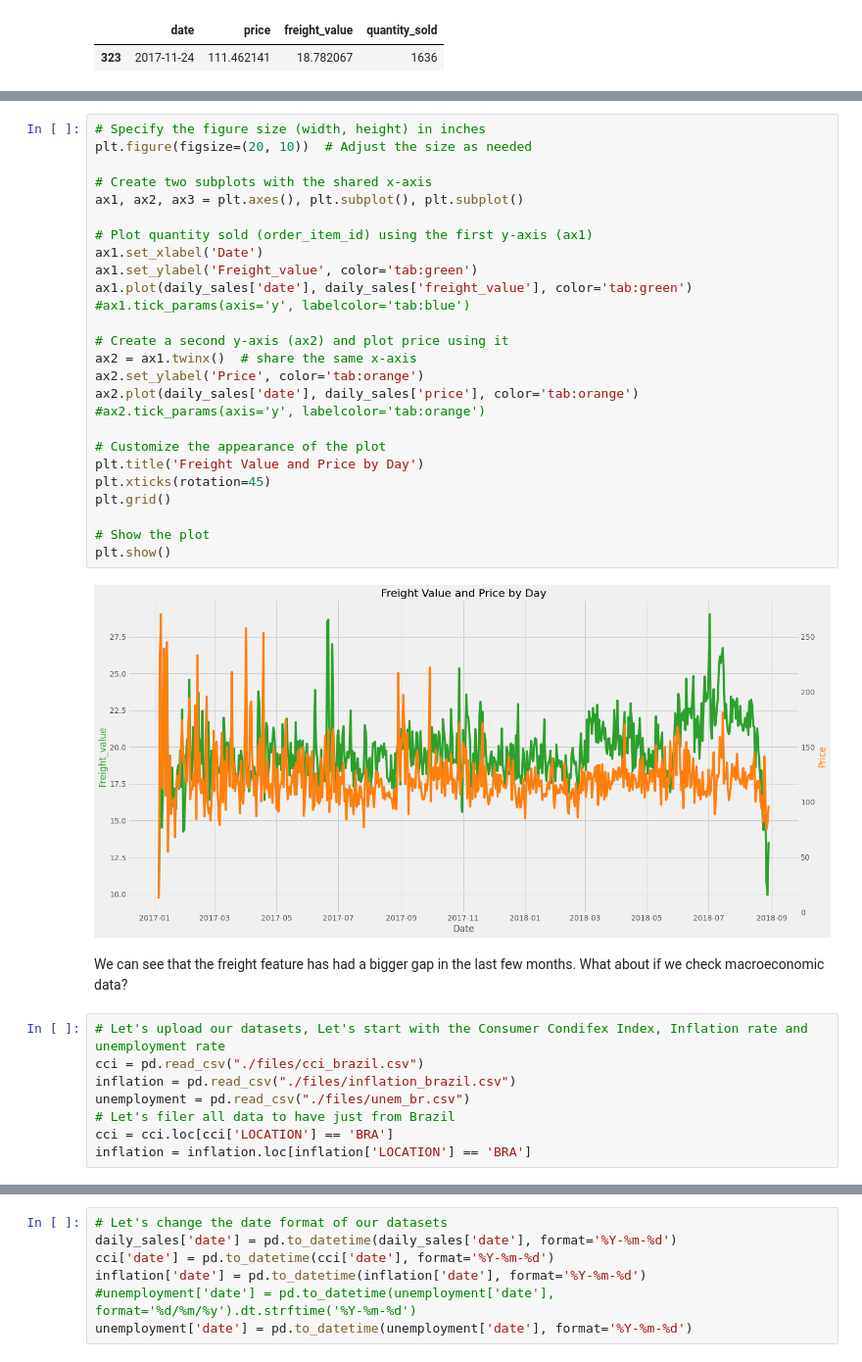
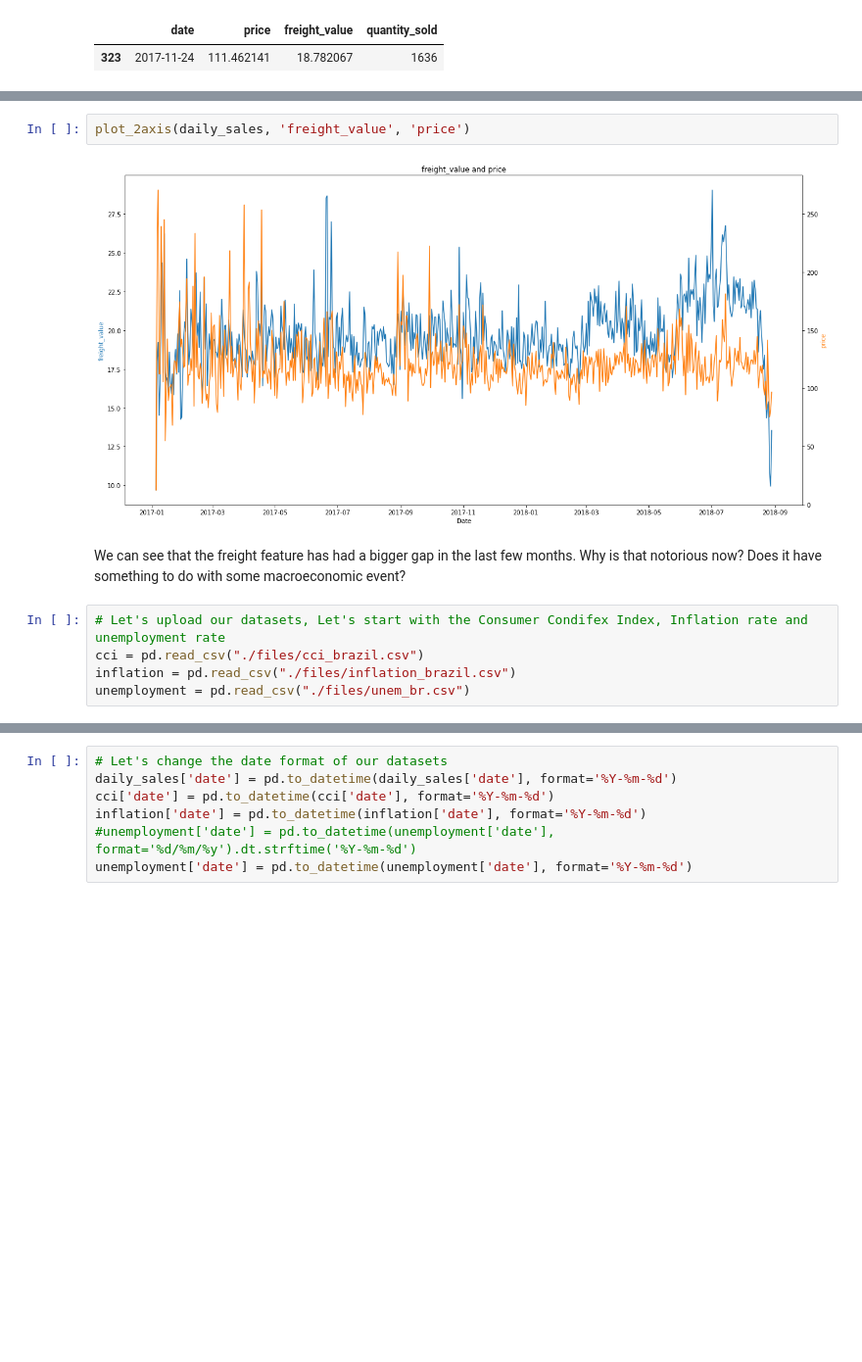
Before and after one commit to jesusmlb/priceO, a Jupyter notebook: price_optimization_project.ipynb, the cells around one changed output, grey strips where cells are left out. Shown at 98% size. Drawn from its saved outputs; the diff is of its cells as text; blank space fills up the shorter version.

```diff
--- a/price_optimization_project.ipynb
+++ b/price_optimization_project.ipynb
@@ -357,38 +361,11 @@ How about price and freight value over time?
-# %%
-# Specify the figure size (width, height) in inches
-plt.figure(figsize=(20, 10))  # Adjust the size as needed
-
-# Create two subplots with the shared x-axis
-ax1, ax2, ax3 = plt.axes(), plt.subplot(), plt.subplot()
-
-# Plot quantity sold (order_item_id) using the first y-axis (ax1)
-ax1.set_xlabel('Date')
-ax1.set_ylabel('Freight_value', color='tab:green')
-ax1.plot(daily_sales['date'], daily_sales['freight_value'], color='tab:green')
-#ax1.tick_params(axis='y', labelcolor='tab:blue')
-
-# Create a second y-axis (ax2) and plot price using it
-ax2 = ax1.twinx()  # share the same x-axis
-ax2.set_ylabel('Price', color='tab:orange')
-ax2.plot(daily_sales['date'], daily_sales['price'], color='tab:orange')
-#ax2.tick_params(axis='y', labelcolor='tab:orange')
-
-# Customize the appearance of the plot
-plt.title('Freight Value and Price by Day')
-plt.xticks(rotation=45)
-plt.grid()
-
-# Show the plot
-plt.show()
-# %% [output]
-[figure, removed]
+# %%
+plot_2axis(daily_sales, 'freight_value', 'price')
+# %% [output]
+[figure, added]
 # %% [markdown]
-We can see that the freight feature has had a bigger gap in the last few months. What about if we check macroeconomic data?
+We can see that the freight feature has had a bigger gap in the last few months. Why is that notorious now? Does it have something to do with some macroeconomic event?
 # %%
 # Let's upload our datasets, Let's start with the Consumer Condifex Index, Inflation rate and unemployment rate
 cci = pd.read_csv("./files/cci_brazil.csv")
 inflation = pd.read_csv("./files/inflation_brazil.csv")
 unemployment = pd.read_csv("./files/unem_br.csv")
-# Let's filer all data to have just from Brazil
-cci = cci.loc[cci['LOCATION'] == 'BRA']
-inflation = inflation.loc[inflation['LOCATION'] == 'BRA']
```
Also changed, not shown: parts of 125 cells of this notebook.
